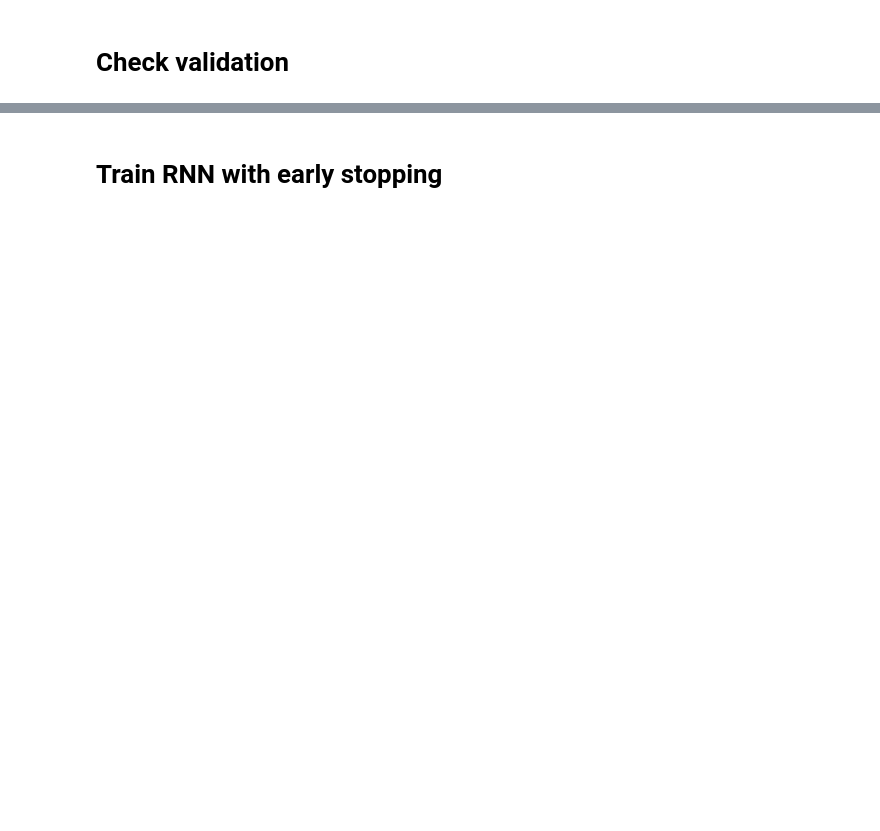
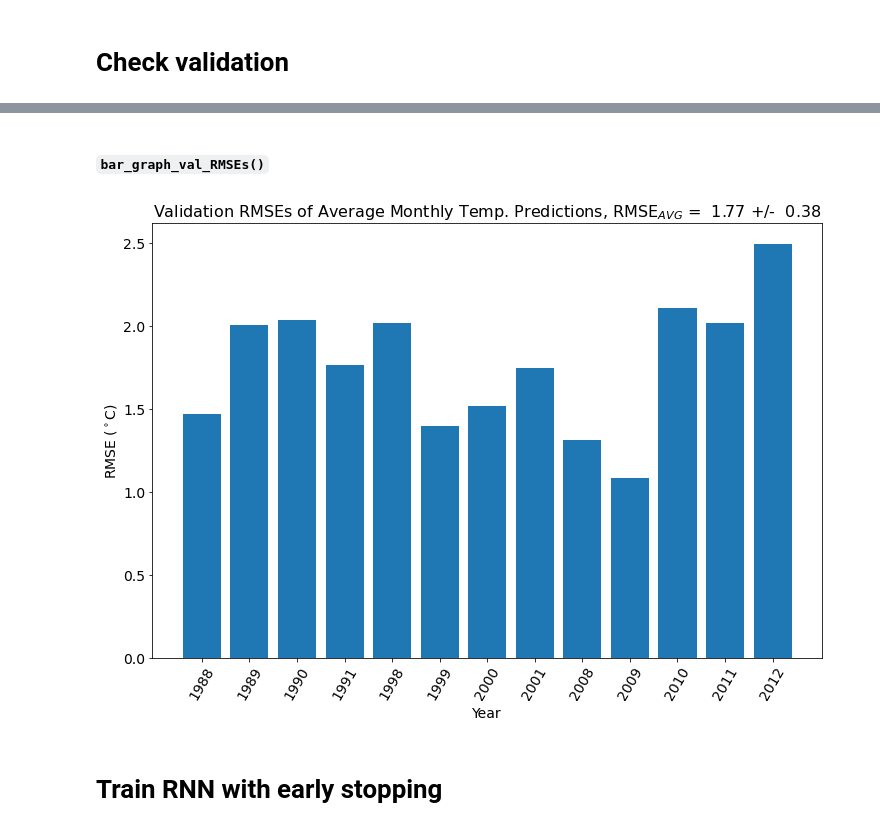
Before and after one commit to jrf343/RNN, a Jupyter notebook: Philly_multibatch_RNN_testing.ipynb, the cells around one changed output, grey strips where cells are left out. Drawn from its saved outputs; the diff is of its cells as text; code cells hidden in the pictures; blank space fills up the shorter version.

```diff
--- a/Philly_multibatch_RNN_testing.ipynb
+++ b/Philly_multibatch_RNN_testing.ipynb
@@ -441,0 +452,3 @@ np.std(rmses_val)
+# %%
+val_slices = all_val_slices(years_train, df)
+pd.concat(val_slices)["date"].dt.year.unique()
@@ -441,0 +469,23 @@ np.std(rmses_val)
+# %%
+def get_df_val_RMSEs(model, years_train):
+
+    val_slices = all_val_slices(years_train, df)
+    val_testing_dict = {"input_range": [],
+                        "predict_range": [],
+                        "rmse": []}
+    for val_slice in val_slices:
+        years_val_input = val_slice["date"].dt.year.unique()[:2]
+        years_val_predict = val_slice["date"].dt.year.unique()[2:]
+        val_testing_dict["input_range"].append(f"{years_val_input[0]}-{years_val_input[-1]}")
+        val_testing_dict["predict_range"].append(f"{years_val_predict[0]}")
+
+    X_val, y_val = train_test_split_batches(val_slices, 24)
+
+
+    y_pred_val, rmse_val = predict_batches(model, X_val, y_val)
+    val_testing_dict["rmse"] = rmse_val
+
+    return pd.DataFrame(val_testing_dict)
+# %%
+df_val_RMSEs_tanh = get_df_val_RMSEs(rnn_tanh_batches, years_train)
+df_val_RMSEs_tanh
@@ -442,3 +507,24 @@ np.std(rmses_val)
+# %% [markdown]
+#### `bar_graph_val_RMSEs()`
+# %%
+def bar_graph_val_RMSEs(df_val_RMSEs_inp):
+    fig, ax = plt.subplots(figsize=(12, 8), facecolor="white")
+
+    avg_rmse = np.mean(df_val_RMSEs_inp["rmse"])
+    stdev_rmse = np.std(df_val_RMSEs_inp["rmse"])
+    ax.bar(df_val_RMSEs_inp["predict_range"], df_val_RMSEs_inp["rmse"])
+    ax.set_xlabel("Year", fontsize=14)
+    ax.set_ylabel("RMSE ($^\circ$C)", fontsize=14)
+    ax.set_title("Validation RMSEs of Average Monthly Temp. Predictions, RMSE$_{AVG}$ = " + f"{avg_rmse: .2f} +/- {stdev_rmse: .2f}", fontsize=16)
+    ax.tick_params(axis="x", labelsize=14)
+    ax.tick_params(axis="y", labelsize=14)
+
+    plt.xticks(rotation=60)
+    plt.show()
+# %%
+bar_graph_val_RMSEs(df_val_RMSEs_tanh)
+# %% [output]
+[figure, added]
 # %% [markdown]
 # Train RNN with early stopping
 # %%
```
Also changed, not shown: parts of 40 cells of this notebook, 10 other files.
